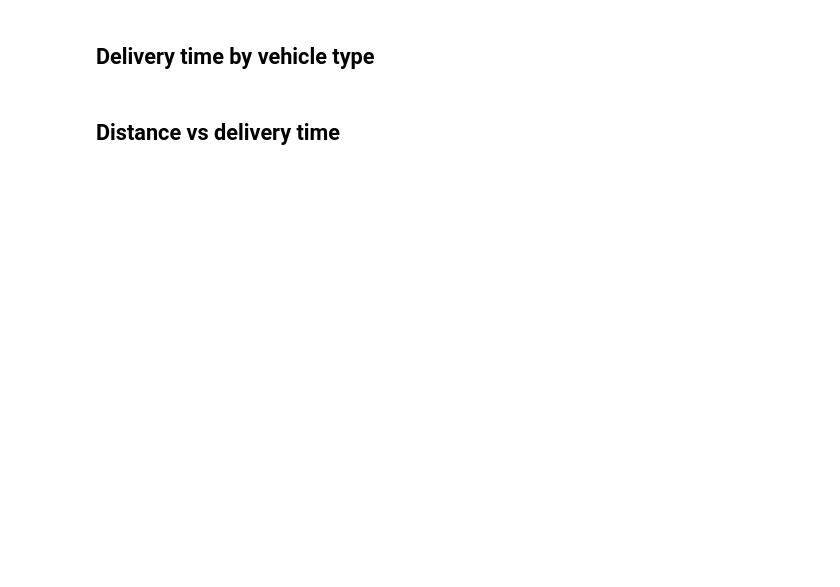
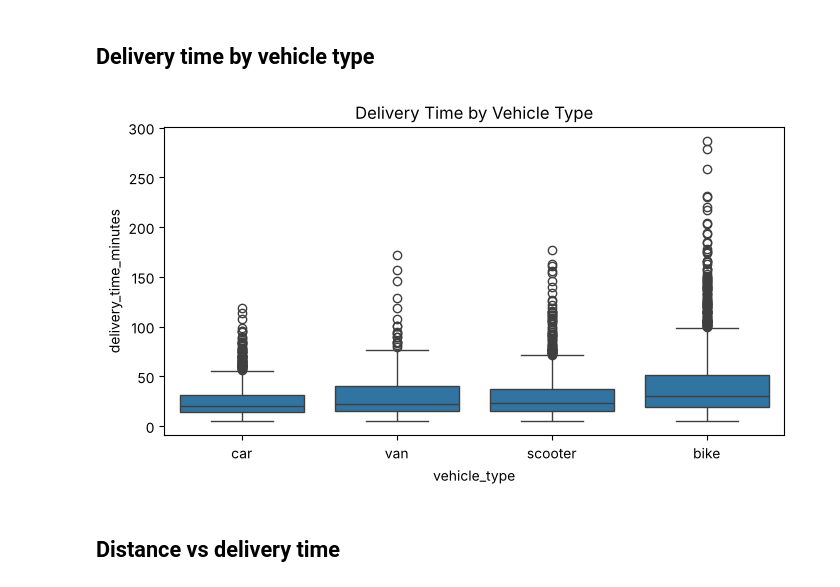
Before and after one commit to NadavaluruSashank/Delivery-Time-Prediction, a Jupyter notebook: notebooks/01_EDA.ipynb, the cells around one changed output. Saved outputs shown, nothing was run; the diff lists cells and outputs as text; code cells hidden in the pictures; blank space fills up the shorter version.

```diff
--- a/notebooks/01_EDA.ipynb
+++ b/notebooks/01_EDA.ipynb
@@ -9,7 +33,12 @@ plt.figure(figsize=(8,4))sns.histplot(df["delivery_time_minutes"], bins=40, kde=
 # %% [markdown]
 ## Delivery time by vehicle type
 # %%
-plt.figure(figsize=(8,4))sns.boxplot(data=df, x="vehicle_type", y="delivery_time_minutes")plt.title("Delivery Time by Vehicle Type")plt.show()
+plt.figure(figsize=(8,4))
+sns.boxplot(data=df, x="vehicle_type", y="delivery_time_minutes")
+plt.title("Delivery Time by Vehicle Type")
+plt.show()
+# %% [output]
+[figure, added]
 # %% [markdown]
 ## Distance vs delivery time
 # %%
```
Also changed, not shown: parts of 3 cells of this notebook, 2 other files.
